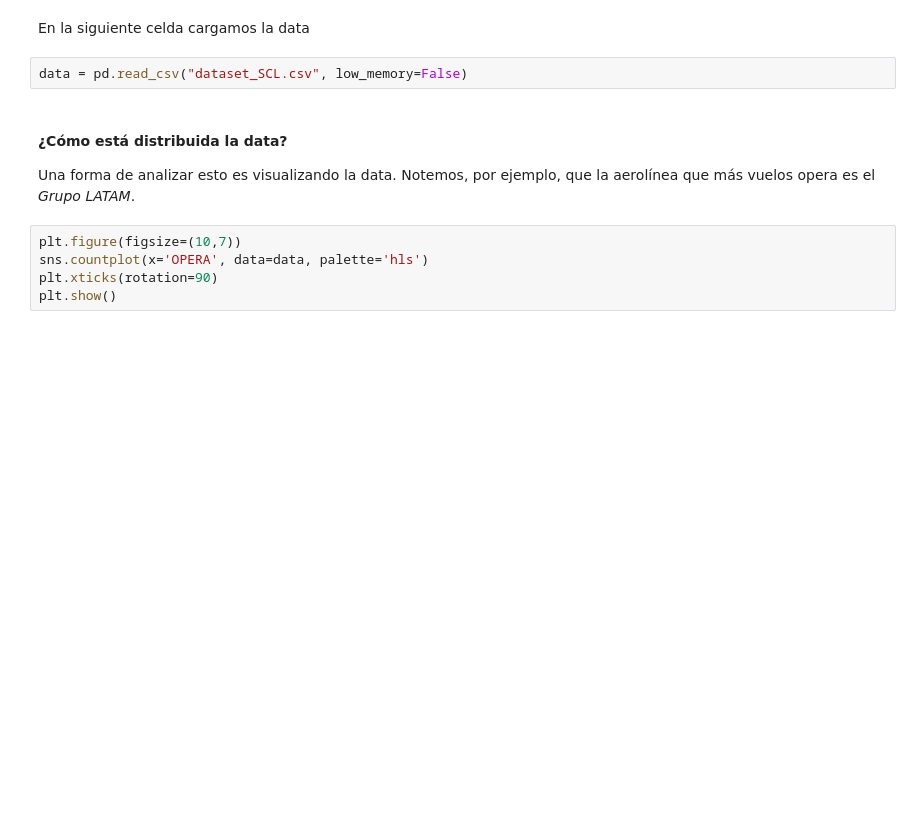
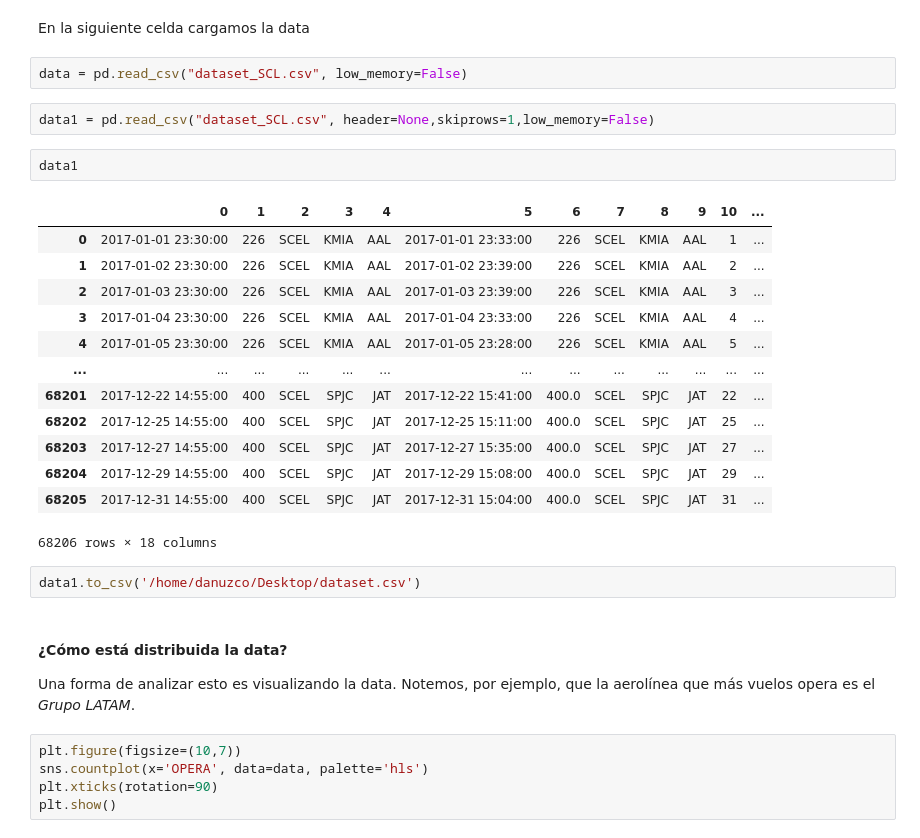
Before and after one commit to Danuzco/probability_of_flight_delay, a Jupyter notebook: solution.ipynb, the cells around one changed output. Drawn from its saved outputs; the diff is of its cells as text; blank space fills up the shorter version.

```diff
--- a/solution.ipynb
+++ b/solution.ipynb
@@ -72,6 +72,26 @@ def findPeriodOfTheDay(hora):
 En la siguiente celda cargamos la data
 # %%
 data = pd.read_csv("dataset_SCL.csv", low_memory=False)
+# %%
+data1 = pd.read_csv("dataset_SCL.csv", header=None,skiprows=1,low_memory=False)
+# %%
+data1
+# %% [output]
+|  | 0 | 1 | 2 | 3 | 4 | 5 | 6 | 7 | 8 | 9 | 10 | ... |
+| 0 | 2017-01-01 23:30:00 | 226 | SCEL | KMIA | AAL | 2017-01-01 23:33:00 | 226 | SCEL | KMIA | AAL | 1 | ... |
+| 1 | 2017-01-02 23:30:00 | 226 | SCEL | KMIA | AAL | 2017-01-02 23:39:00 | 226 | SCEL | KMIA | AAL | 2 | ... |
+| 2 | 2017-01-03 23:30:00 | 226 | SCEL | KMIA | AAL | 2017-01-03 23:39:00 | 226 | SCEL | KMIA | AAL | 3 | ... |
+| 3 | 2017-01-04 23:30:00 | 226 | SCEL | KMIA | AAL | 2017-01-04 23:33:00 | 226 | SCEL | KMIA | AAL | 4 | ... |
+| 4 | 2017-01-05 23:30:00 | 226 | SCEL | KMIA | AAL | 2017-01-05 23:28:00 | 226 | SCEL | KMIA | AAL | 5 | ... |
+| ... | ... | ... | ... | ... | ... | ... | ... | ... | ... | ... | ... | ... |
+| 68201 | 2017-12-22 14:55:00 | 400 | SCEL | SPJC | JAT | 2017-12-22 15:41:00 | 400.0 | SCEL | SPJC | JAT | 22 | ... |
+| 68202 | 2017-12-25 14:55:00 | 400 | SCEL | SPJC | JAT | 2017-12-25 15:11:00 | 400.0 | SCEL | SPJC | JAT | 25 | ... |
+| 68203 | 2017-12-27 14:55:00 | 400 | SCEL | SPJC | JAT | 2017-12-27 15:35:00 | 400.0 | SCEL | SPJC | JAT | 27 | ... |
+| 68204 | 2017-12-29 14:55:00 | 400 | SCEL | SPJC | JAT | 2017-12-29 15:08:00 | 400.0 | SCEL | SPJC | JAT | 29 | ... |
+| 68205 | 2017-12-31 14:55:00 | 400 | SCEL | SPJC | JAT | 2017-12-31 15:04:00 | 400.0 | SCEL | SPJC | JAT | 31 | ... |
+68206 rows × 18 columns
+# %%
+data1.to_csv('/home/danuzco/Desktop/dataset.csv')
 # %% [markdown]
 #### ¿Cómo está distribuida la data?
 
```
